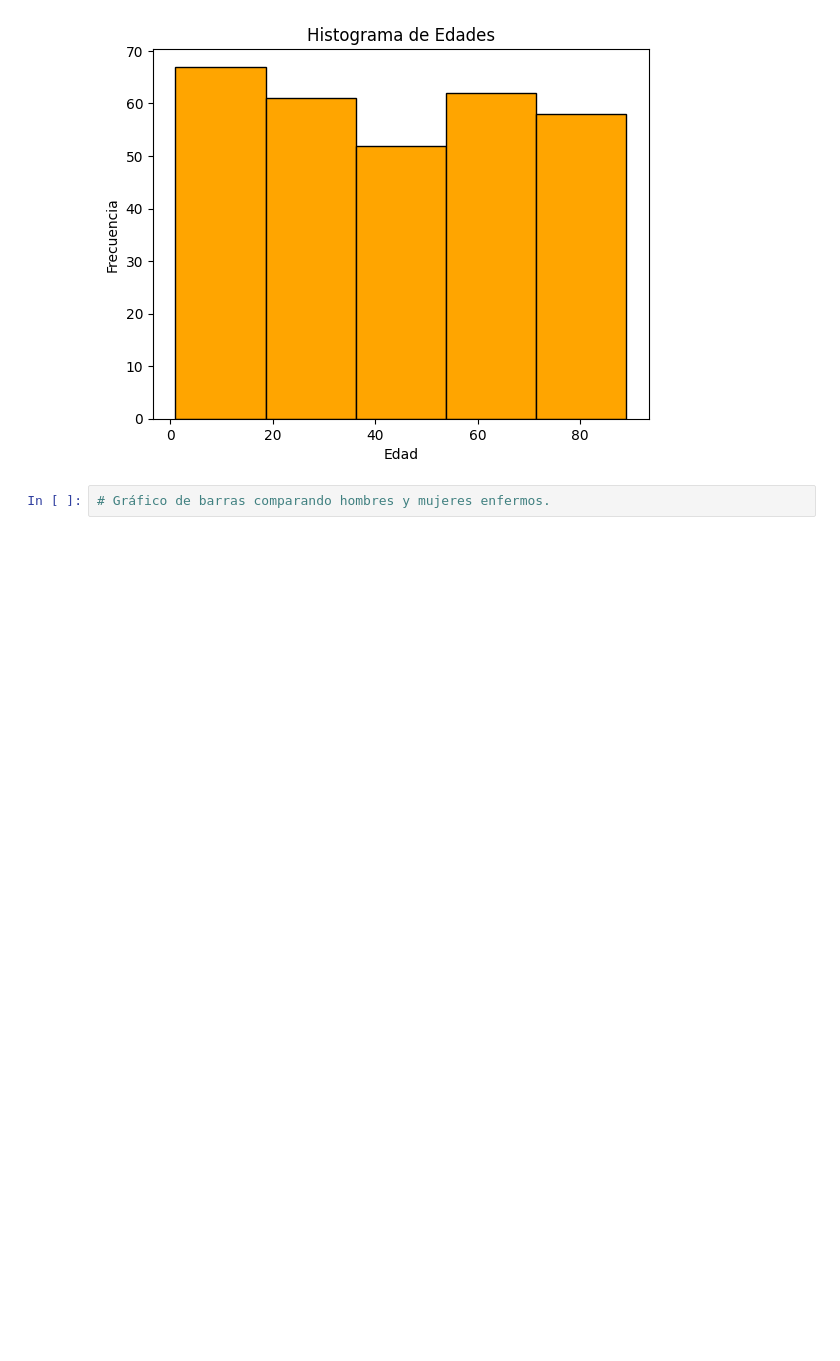
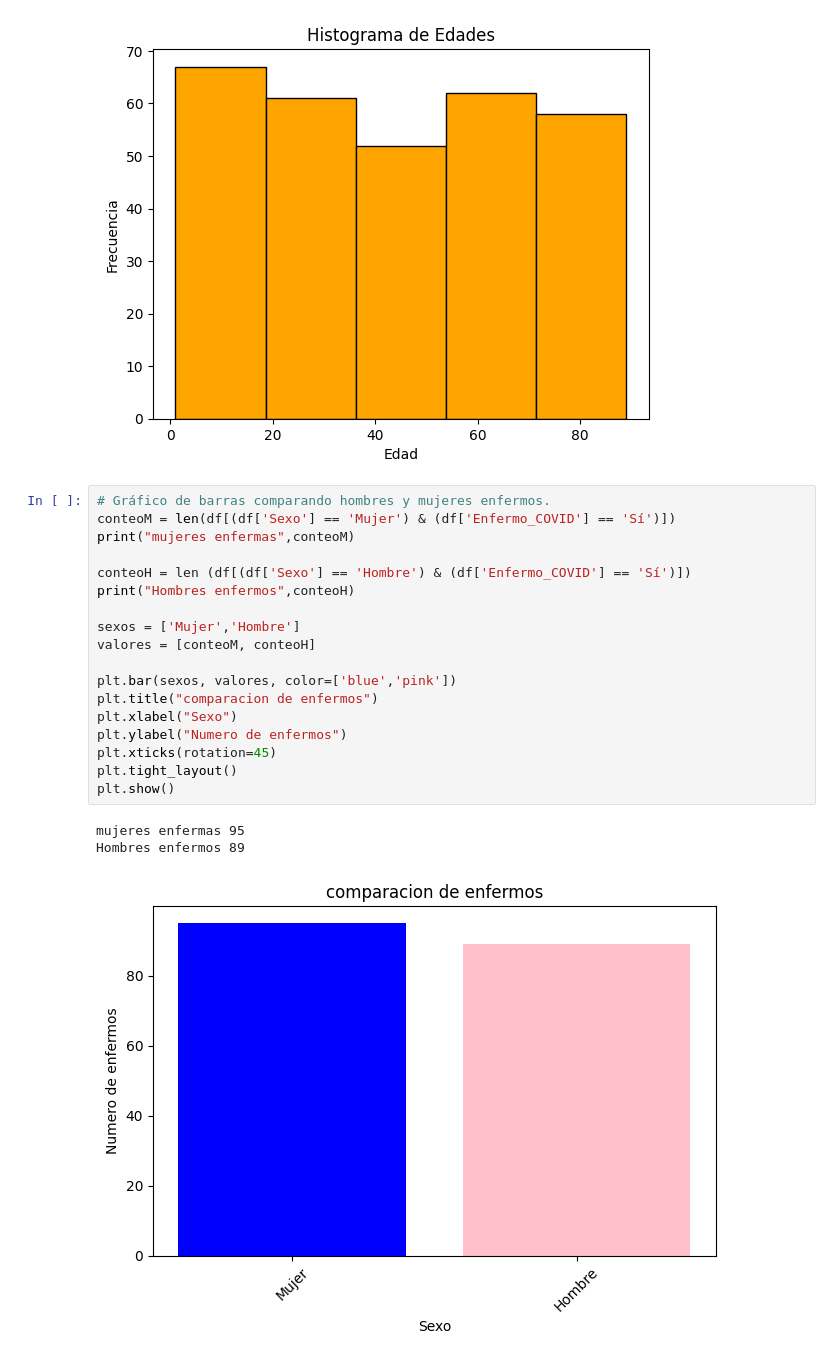
Before and after one commit to Mr-Arzi/proyecto-Covid-19, a Jupyter notebook: proyecto-Covid-19.ipynb, the cells around one changed output. Cells and saved outputs as stored; diff of their text form; blank space fills up the shorter version.

```diff
--- a/proyecto-Covid-19.ipynb
+++ b/proyecto-Covid-19.ipynb
@@ -193,5 +194,25 @@ plt.show()
 [figure]
 # %%
 # Gráfico de barras comparando hombres y mujeres enfermos.
+conteoM = len(df[(df['Sexo'] == 'Mujer') & (df['Enfermo_COVID'] == 'Sí')])
+print("mujeres enfermas",conteoM)
+
+conteoH = len (df[(df['Sexo'] == 'Hombre') & (df['Enfermo_COVID'] == 'Sí')])
+print("Hombres enfermos",conteoH)
+
+sexos = ['Mujer','Hombre']
+valores = [conteoM, conteoH]
+
+plt.bar(sexos, valores, color=['blue','pink'])
+plt.title("comparacion de enfermos")
+plt.xlabel("Sexo")
+plt.ylabel("Numero de enfermos")
+plt.xticks(rotation=45)
+plt.tight_layout()
+plt.show()
+# %% [output]
+mujeres enfermas 95
+Hombres enfermos 89
+[figure, added]
 # %%
 # Gráfico de barras de pacientes hospitalizados vs no hospitalizados.
```
Also changed, not shown: parts of 5 cells of this notebook.
